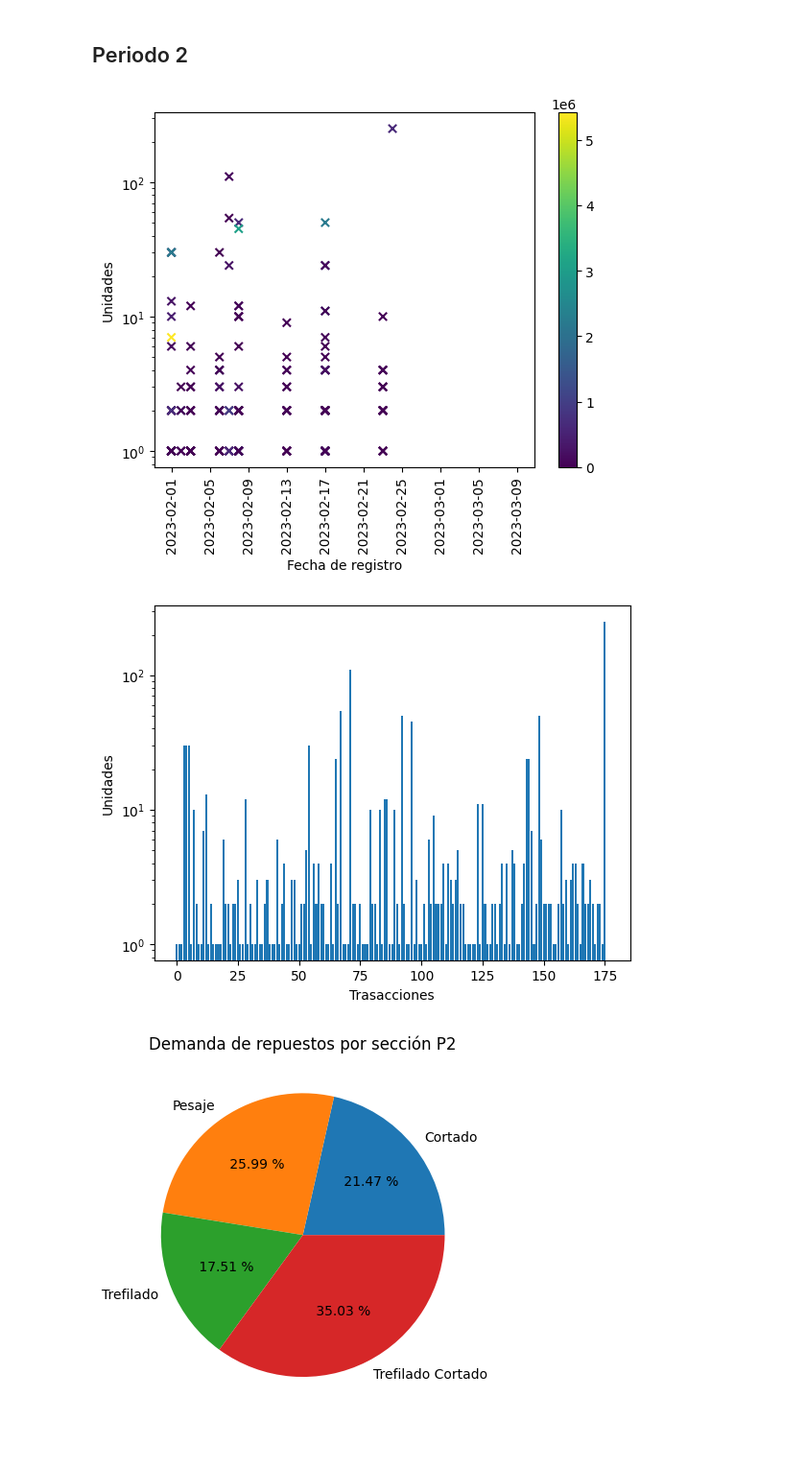
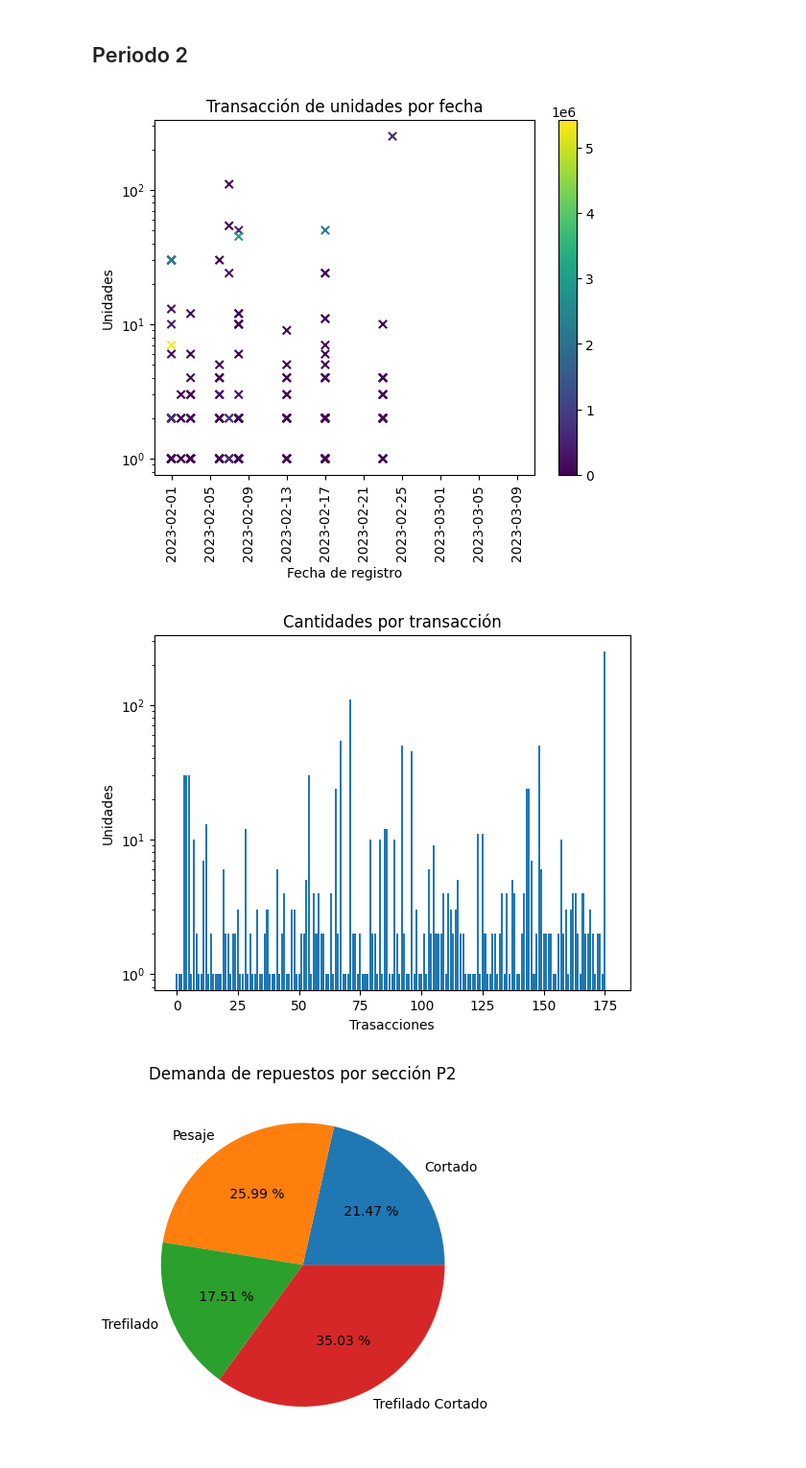
Before and after one commit to 4191451/PROYECTO-BIG-DATA, a Jupyter notebook: Proyecto_Almacen_de_Refacciones_DANIEL_GUERRERO_JOHAN_TORRES.ipynb, the cells around one changed output. Shown at 96% size. Cells and saved outputs as stored; diff of their text form; code cells hidden in the pictures.

```diff
--- a/Proyecto_Almacen_de_Refacciones_DANIEL_GUERRERO_JOHAN_TORRES.ipynb
+++ b/Proyecto_Almacen_de_Refacciones_DANIEL_GUERRERO_JOHAN_TORRES.ipynb
@@ -442,16 +444,18 @@ pl.colorbar()
 pl.yscale("log")
 pl.xlabel('Fecha de registro')
 pl.ylabel('Unidades')
+pl.title('Transacción de unidades por fecha')
 _ = pl.xticks(rotation=90)
 # %% [output]
-[figure, old version]
+[figure, new version]
 # %%
 pl.bar(np.arange(len(DP2['Cantidad total reg.'])), DP2['Cantidad total reg.'])
 pl.yscale('log')
 pl.xlabel('Trasacciones')
+pl.title('Cantidades por transacción')
 _= pl.ylabel('Unidades')
 # %% [output]
-[figure, old version]
+[figure, new version]
 # %%
 # Grafico de torta
 data_head, counts = np.unique(DP2['Denominación del objeto'], return_counts= True)
```
Also changed, not shown: parts of 31 cells of this notebook.
